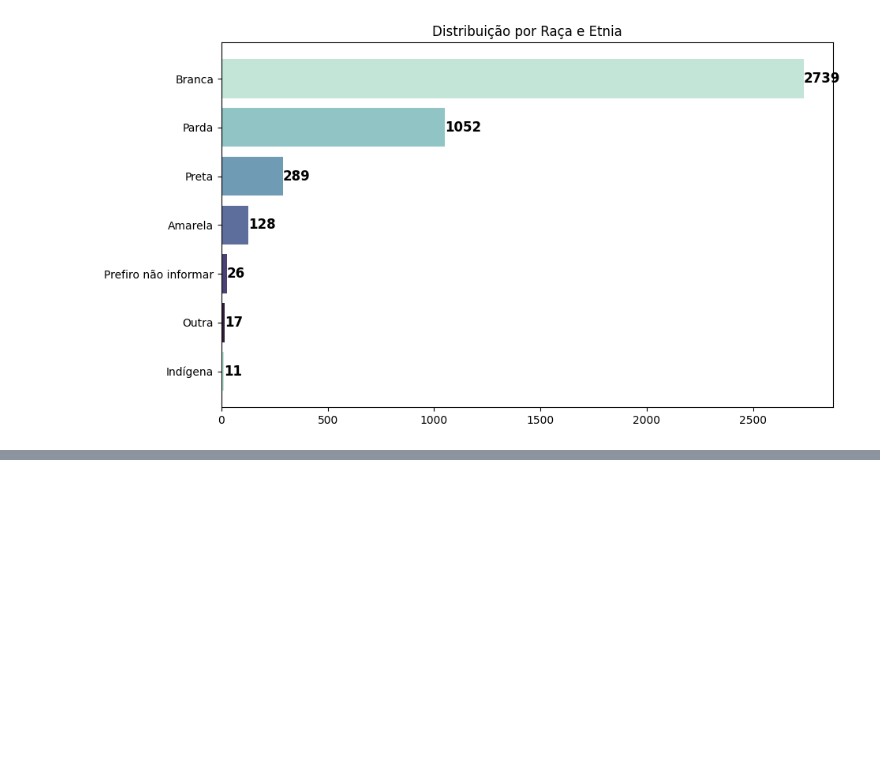
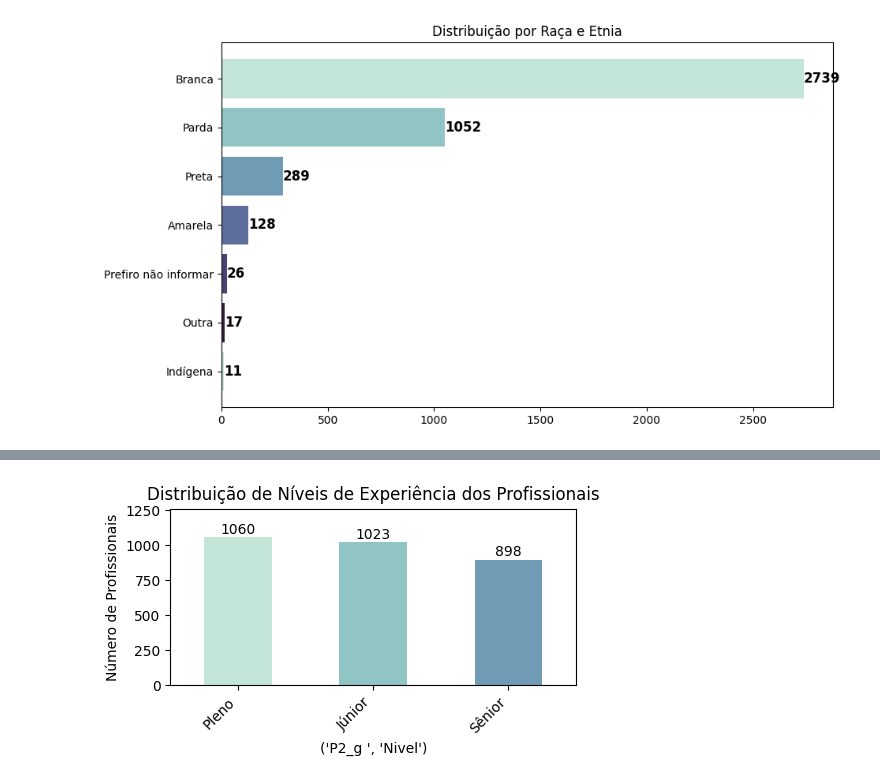
Before and after one commit to mariah-moreira/projeto_grupo_2, a Jupyter notebook: projeto_data_tech.ipynb, the cells around one changed output, grey strips where cells are left out. Saved outputs shown, nothing was run; the diff lists cells and outputs as text; code cells hidden in the pictures; blank space fills up the shorter version.

```diff
--- a/projeto_data_tech.ipynb
+++ b/projeto_data_tech.ipynb
@@ -429,0 +530,23 @@ plt.show()
+# %%
+# Distribuição de níveis de experiência
+contagem_niveis = data_parte_2["('P2_g ', 'Nivel')"].value_counts()
+
+# Criação do gráfico de barras
+plt.figure(figsize=(5, 3))
+ax = contagem_niveis.plot(kind='bar', color = sns.cubehelix_palette(start=.5, rot=-.5))
+plt.title('Distribuição de Níveis de Experiência dos Profissionais')
+plt.ylabel('Número de Profissionais')
+plt.xticks(rotation=45, ha="right")
+ax.set_xticklabels(contagem_niveis.index)
+
+# Adicionar os valores exatos acima das barras
+for i, v in enumerate(contagem_niveis):
+    ax.text(i, v + 1, str(v), ha='center', va='bottom', fontsize=10)
+
+# Ajustar os limites do eixo y para aumentar a borda superior
+plt.ylim(top=max(contagem_niveis) + 200)  # Aumenta a borda superior
+
+plt.tight_layout()
+plt.show()
+# %% [output]
+[figure, added]
```
Also changed, not shown: parts of 5 cells of this notebook.
